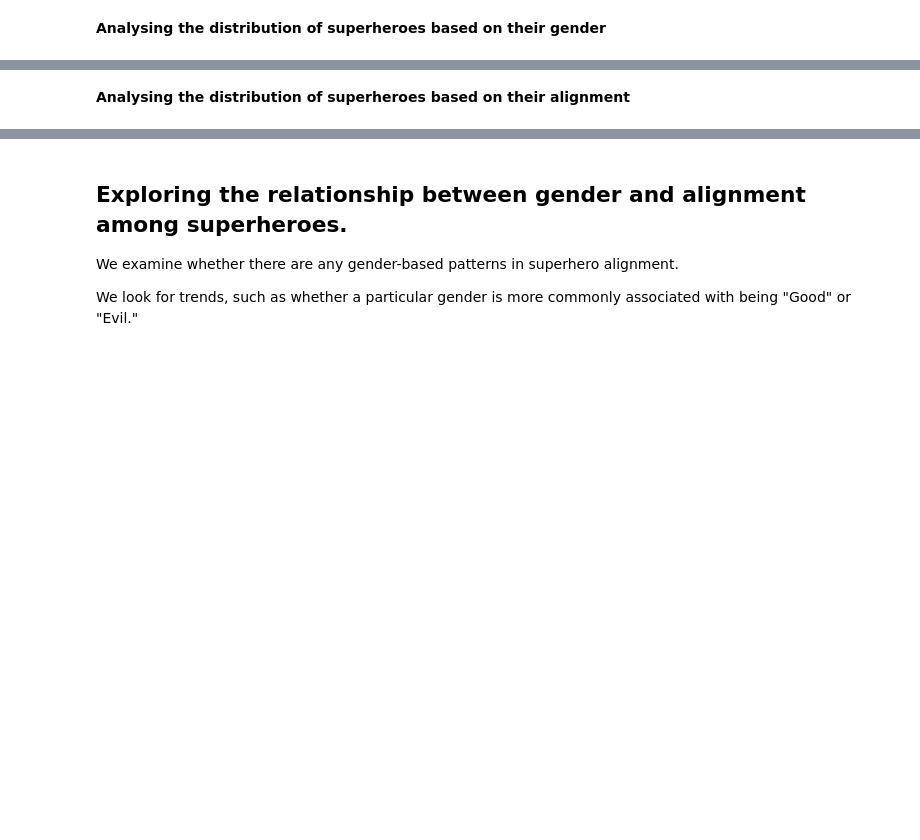
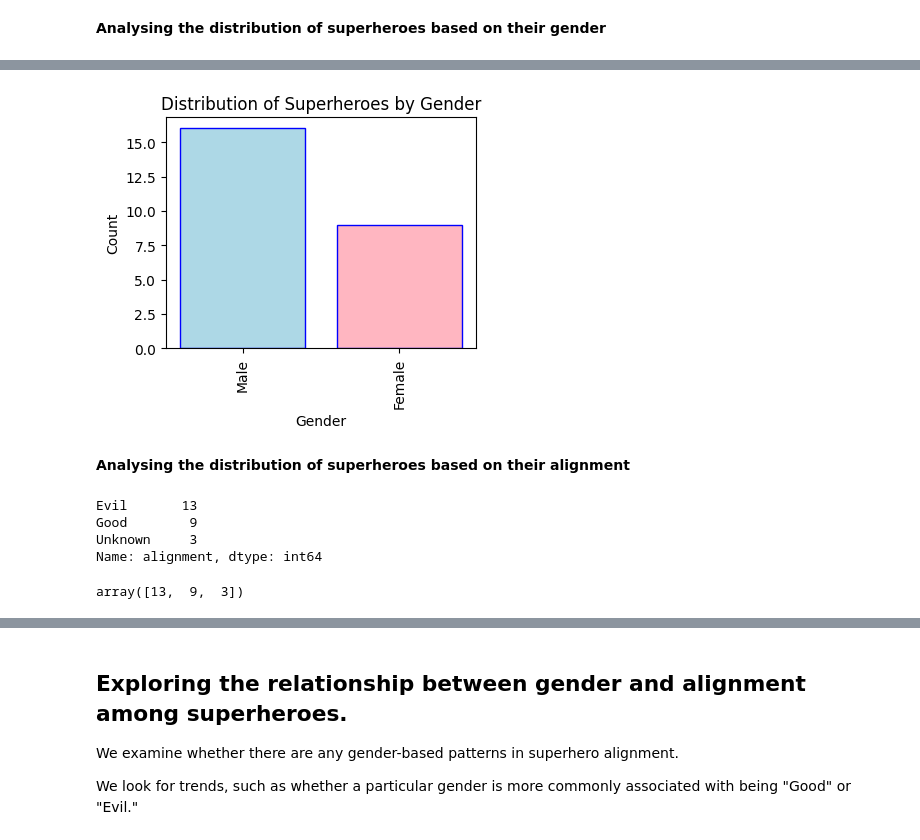
Before and after one commit to isys5002-itp/isys5002-2023-semester2, a Jupyter notebook: 10_analysing_and_visualising_superheroes_dataset_Thur4PM.ipynb, the cells around one changed output, grey strips where cells are left out. Cells and saved outputs as stored; diff of their text form; code cells hidden in the pictures; blank space fills up the shorter version.

```diff
--- a/10_analysing_and_visualising_superheroes_dataset_Thur4PM.ipynb
+++ b/10_analysing_and_visualising_superheroes_dataset_Thur4PM.ipynb
@@ -317,15 +321,29 @@ gender_counts
 # %%
 # Create a bar chart to visualize the distribution
-plt.figure(figsize=(8, 6))
-plt.bar(gender_counts.index, gender_counts.values, color=['lightblue', 'lightpink', 'lightgray'])
+plt.figure(figsize=(4, 3))
+plt.bar(gender_counts.index, gender_counts.values, color=['lightblue', 'lightpink', 'lightgray'], edgecolor='blue')
 plt.title('Distribution of Superheroes by Gender')
 plt.xlabel('Gender')
 plt.ylabel('Count')
-plt.xticks(rotation=0)
+plt.xticks(rotation=90)
 
 # Display the plot
 plt.show()
+# %% [output]
+[figure, added]
 # %% [markdown]
 **Analysing the distribution of superheroes based on their alignment**
 # %%
 # Calculate the count of superheroes by alignment
+alignment_counts = df['alignment'].value_counts()
+
+alignment_counts
+# %% [output]
+Evil       13
+Good        9
+Unknown     3
+Name: alignment, dtype: int64
+# %%
+alignment_counts.values
+# %% [output]
+array([13,  9,  3])
```
Also changed, not shown: parts of 11 cells of this notebook.
